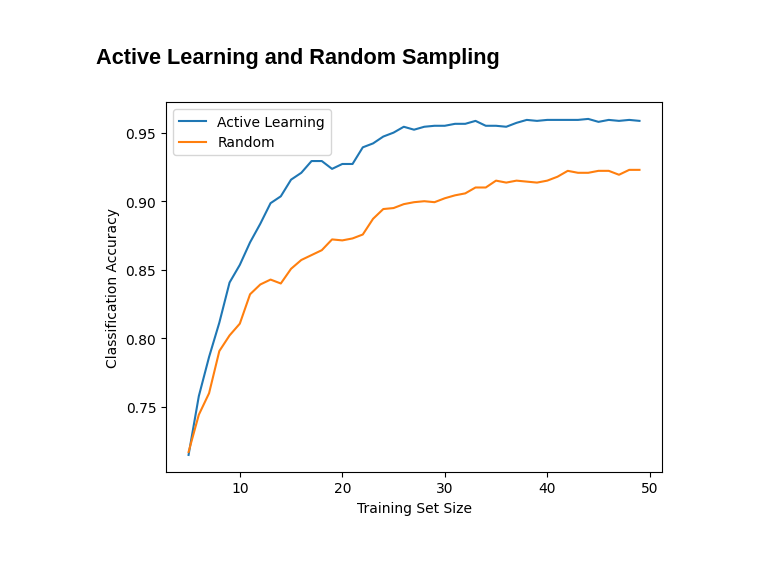
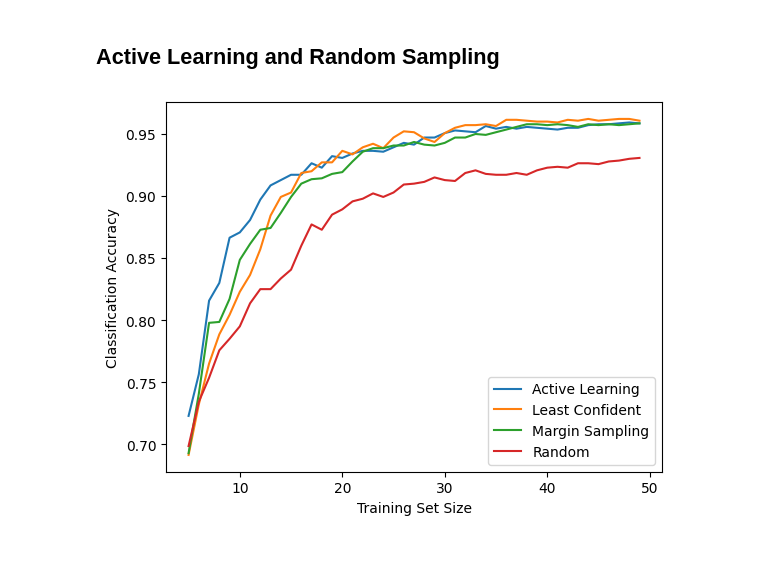
Before and after one commit to Andreas-Holm-2/Active_machine_learning-2.1, a Jupyter notebook: Main.ipynb, the cells around one changed output. Saved outputs shown, nothing was run; the diff lists cells and outputs as text; code cells hidden in the pictures.

```diff
--- a/Main.ipynb
+++ b/Main.ipynb
@@ -286,7 +286,7 @@ def fit_model(X, y, paradigm, strategy, n_init, n_iterations, use_classes=None,
             if strategy in ('least confident', 'entropy'):
                 idx = uncertainty.argmax()
             elif strategy == 'margin':
-                idx = uncertainty.argmin()
+                idx = uncertainty.argmax()
             else:
                 raise ValueError(f"Unknown strategy: {strategy}")
         elif paradigm == 'random':
@@ -306,27 +306,35 @@ def fit_model(X, y, paradigm, strategy, n_init, n_iterations, use_classes=None,
 # %%
 
 # Settings
 n_init = 5
 n_iterations = 50 - n_init
 n_avg = 40
 
 # Run experiments
-scores_al = np.zeros((n_avg, n_iterations))
+scores_least = np.zeros((n_avg, n_iterations))
+scores_entropy = np.zeros((n_avg, n_iterations))
+scores_margin = np.zeros((n_avg, n_iterations))
+
 scores_rn = np.zeros((n_avg, n_iterations))
 
 for i in range(n_avg):
-    scores_al[i] = fit_model(X, y, 'active learning', 'least confident', n_init, n_iterations)
+    scores_least[i] = fit_model(X, y, 'active learning', 'least confident', n_init, n_iterations)
+    scores_entropy[i] = fit_model(X, y, 'active learning', 'entropy', n_init, n_iterations)
+    scores_margin[i] = fit_model(X, y, 'active learning', 'margin', n_init, n_iterations)
+
     scores_rn[i] = fit_model(X, y, 'random', 'least confident', n_init, n_iterations)
 
 # Plot the results
 fig, ax = plt.subplots()
-ax.plot(np.arange(n_init, n_iterations + n_init), scores_al.mean(0), label='Active Learning')
+ax.plot(np.arange(n_init, n_iterations + n_init), scores_least.mean(0), label='Active Learning')
+ax.plot(np.arange(n_init, n_iterations + n_init), scores_entropy.mean(0), label='Least Confident')
+ax.plot(np.arange(n_init, n_iterations + n_init), scores_margin.mean(0), label='Margin Sampling')
 ax.plot(np.arange(n_init, n_iterations + n_init), scores_rn.mean(0), label='Random')
 ax.legend()
 ax.set_xlabel('Training Set Size')
 ax.set_ylabel('Classification Accuracy')
 plt.show()
 # %% [output]
-[figure, old version]
+[figure, new version]
 # %% [markdown]
 #
```
Also changed, not shown: parts of 1 cell of this notebook.
